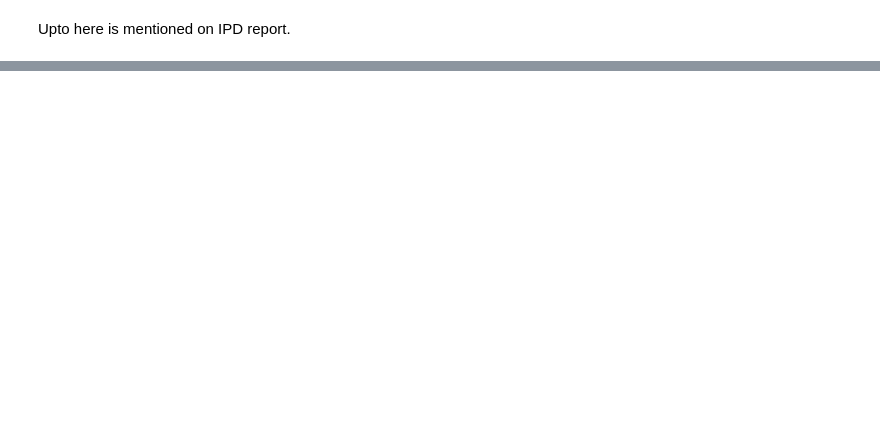
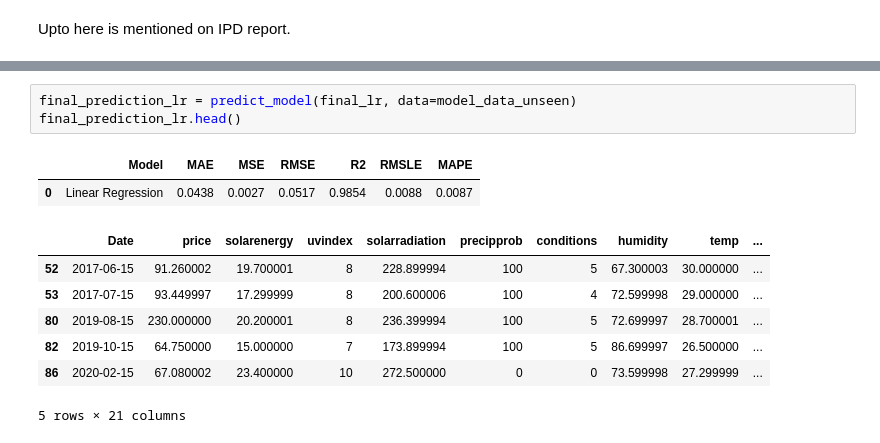
Before and after one commit to DVIlangamge/FYP--Rice-Price-Volatility-Analysis-and-Forecasting, a Jupyter notebook: FYP_Rice_price_predictions.ipynb, the cells around one changed output, grey strips where cells are left out. Drawn from its saved outputs; the diff is of its cells as text; blank space fills up the shorter version.

```diff
--- a/FYP_Rice_price_predictions.ipynb
+++ b/FYP_Rice_price_predictions.ipynb
@@ -2787,0 +3330,13 @@ Upto here is mentioned on IPD report.
+# %%
+final_prediction_lr = predict_model(final_lr, data=model_data_unseen)
+final_prediction_lr.head()
+# %% [output]
+|  | Model | MAE | MSE | RMSE | R2 | RMSLE | MAPE |
+| 0 | Linear Regression | 0.0438 | 0.0027 | 0.0517 | 0.9854 | 0.0088 | 0.0087 |
+|  | Date | price | solarenergy | uvindex | solarradiation | precipprob | conditions | humidity | temp | ... |
+| 52 | 2017-06-15 | 91.260002 | 19.700001 | 8 | 228.899994 | 100 | 5 | 67.300003 | 30.000000 | ... |
+| 53 | 2017-07-15 | 93.449997 | 17.299999 | 8 | 200.600006 | 100 | 4 | 72.599998 | 29.000000 | ... |
+| 80 | 2019-08-15 | 230.000000 | 20.200001 | 8 | 236.399994 | 100 | 5 | 72.699997 | 28.700001 | ... |
+| 82 | 2019-10-15 | 64.750000 | 15.000000 | 7 | 173.899994 | 100 | 5 | 86.699997 | 26.500000 | ... |
+| 86 | 2020-02-15 | 67.080002 | 23.400000 | 10 | 272.500000 | 0 | 0 | 73.599998 | 27.299999 | ... |
+5 rows × 21 columns
```
Also changed, not shown: parts of 79 cells of this notebook.
